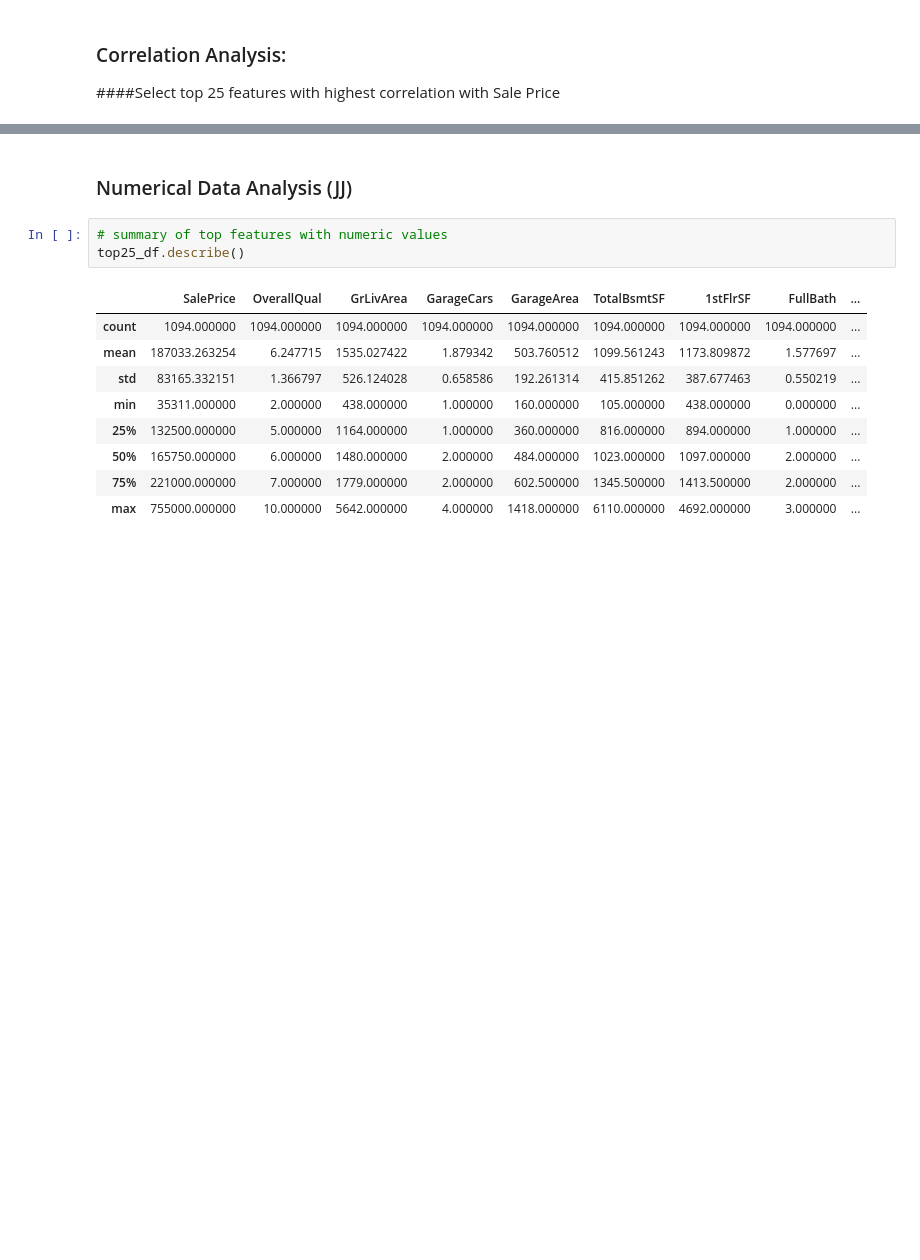
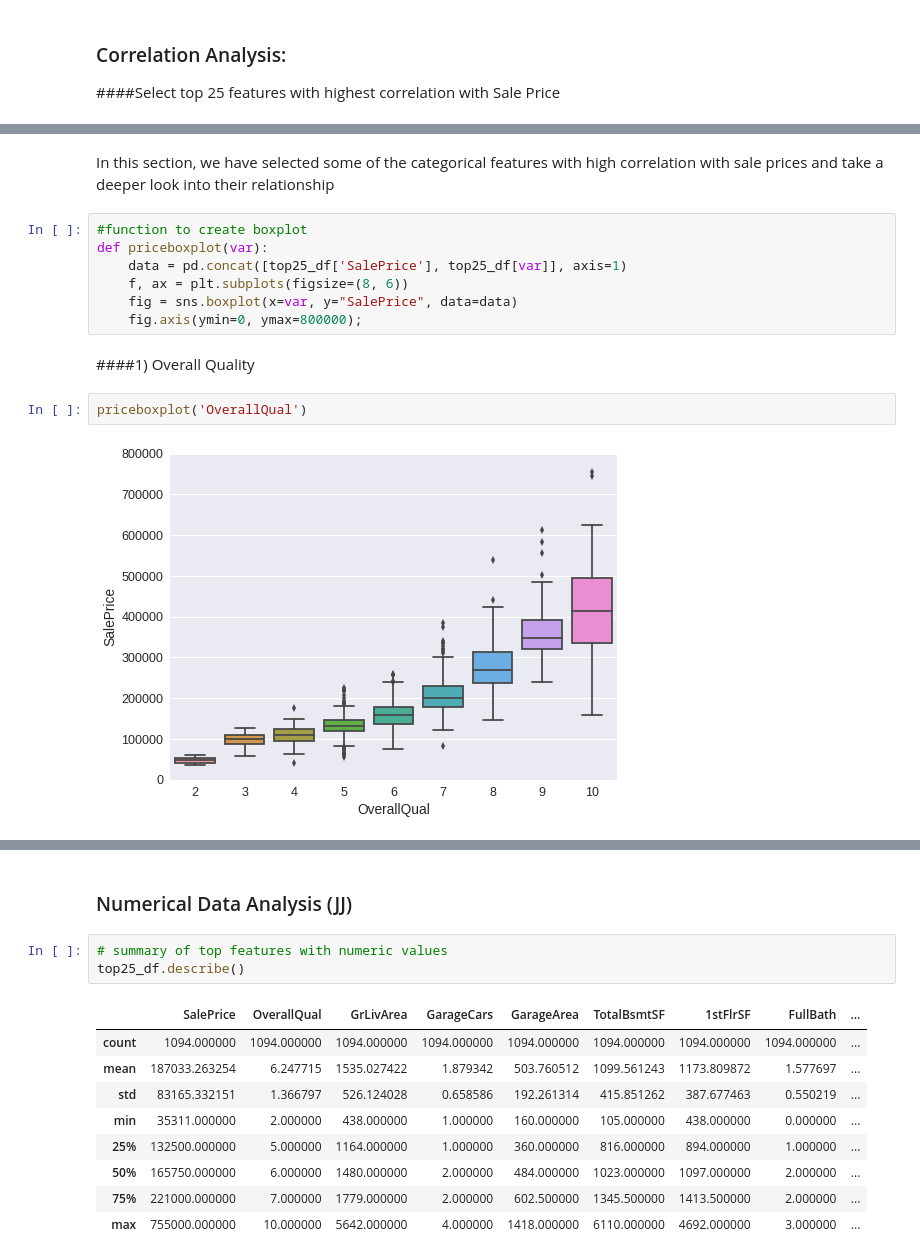
Before and after one commit to jjpeh/W207, a Jupyter notebook: W207_Home_Price_Prediction.ipynb, the cells around one changed output, grey strips where cells are left out. Saved outputs shown, nothing was run; the diff lists cells and outputs as text; blank space fills up the shorter version.

```diff
--- a/W207_Home_Price_Prediction.ipynb
+++ b/W207_Home_Price_Prediction.ipynb
@@ -168,0 +175,15 @@ numerical features of top 25: 25
+# %% [markdown]
+In this section, we have selected some of the categorical features with high correlation with sale prices and take a deeper look into their relationship
+# %%
+#function to create boxplot
+def priceboxplot(var):
+    data = pd.concat([top25_df['SalePrice'], top25_df[var]], axis=1)
+    f, ax = plt.subplots(figsize=(8, 6))
+    fig = sns.boxplot(x=var, y="SalePrice", data=data)
+    fig.axis(ymin=0, ymax=800000);
+# %% [markdown]
+####1) Overall Quality
+# %%
+priceboxplot('OverallQual')
+# %% [output]
+[figure, added]
```
Also changed, not shown: parts of 36 cells of this notebook.
